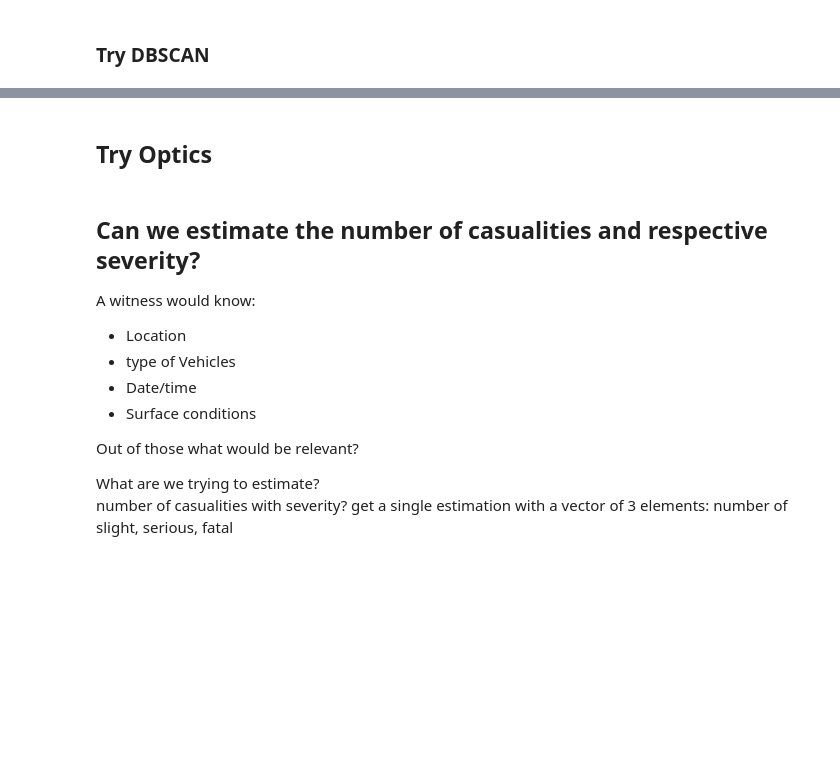
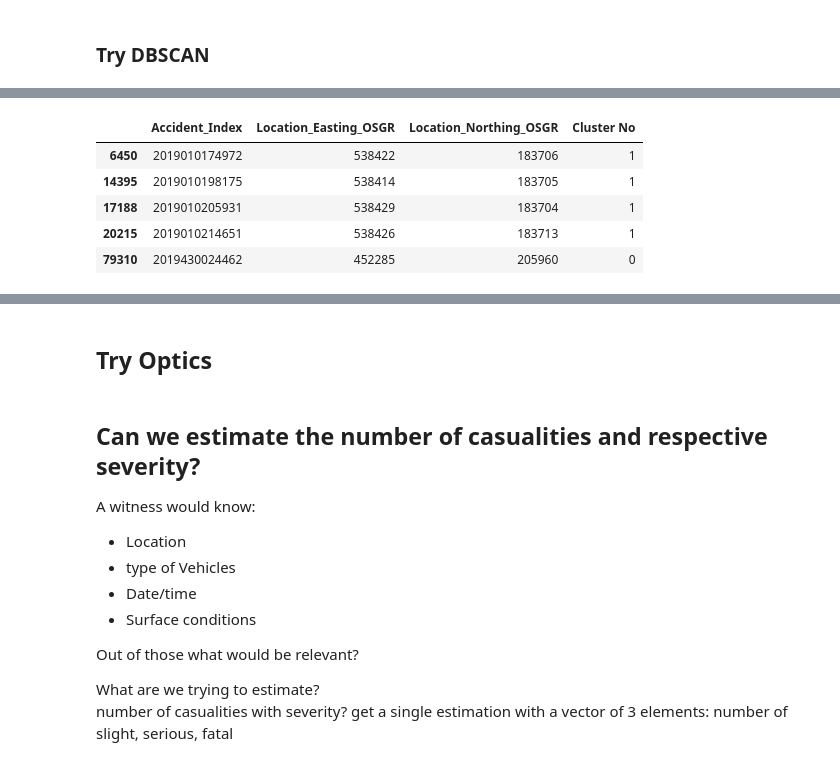
Before and after one commit to GaborJenei/DS-Stackoverflow-Survey, a Jupyter notebook: 01_Intro_to_DS/3_BlogPost/Udacity DSND Project1.ipynb, the cells around one changed output, grey strips where cells are left out. Saved outputs shown, nothing was run; the diff lists cells and outputs as text; code cells hidden in the pictures; blank space fills up the shorter version.

```diff
--- a/01_Intro_to_DS/3_BlogPost/Udacity DSND Project1.ipynb
+++ b/01_Intro_to_DS/3_BlogPost/Udacity DSND Project1.ipynb
@@ -386,2 +308,13 @@ len(np.unique(labels))
 # %%
 df_accidents_coords_complete['Cluster No'] = labels
+# %%
+df_accidents_coords_complete_cluster = df_accidents_coords_complete.drop(df_accidents_coords_complete[df_accidents_coords_complete['Cluster No']==-1].index )
+
+df_accidents_coords_complete_cluster.head()
+# %% [output]
+|  | Accident_Index | Location_Easting_OSGR | Location_Northing_OSGR | Cluster No |
+| 6450 | 2019010174972 | 538422 | 183706 | 1 |
+| 14395 | 2019010198175 | 538414 | 183705 | 1 |
+| 17188 | 2019010205931 | 538429 | 183704 | 1 |
+| 20215 | 2019010214651 | 538426 | 183713 | 1 |
+| 79310 | 2019430024462 | 452285 | 205960 | 0 |
```
Also changed, not shown: parts of 31 cells of this notebook.
